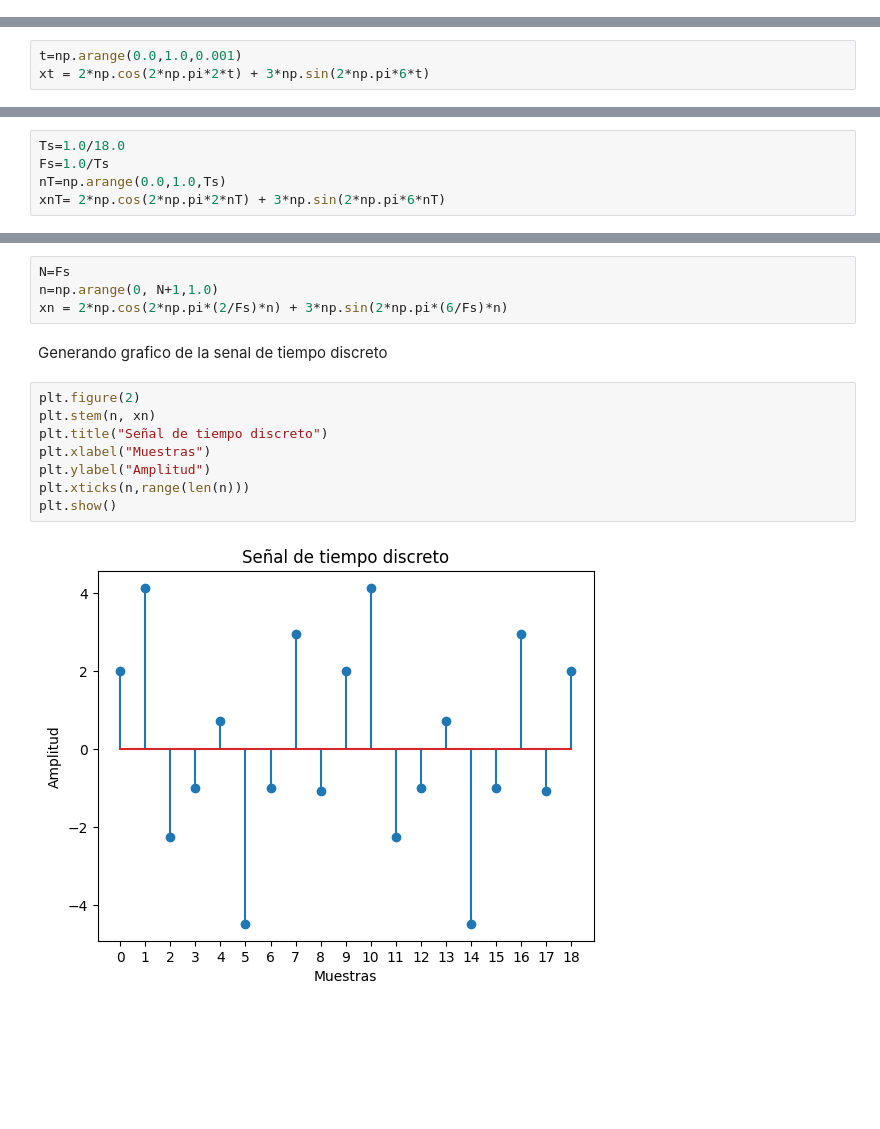
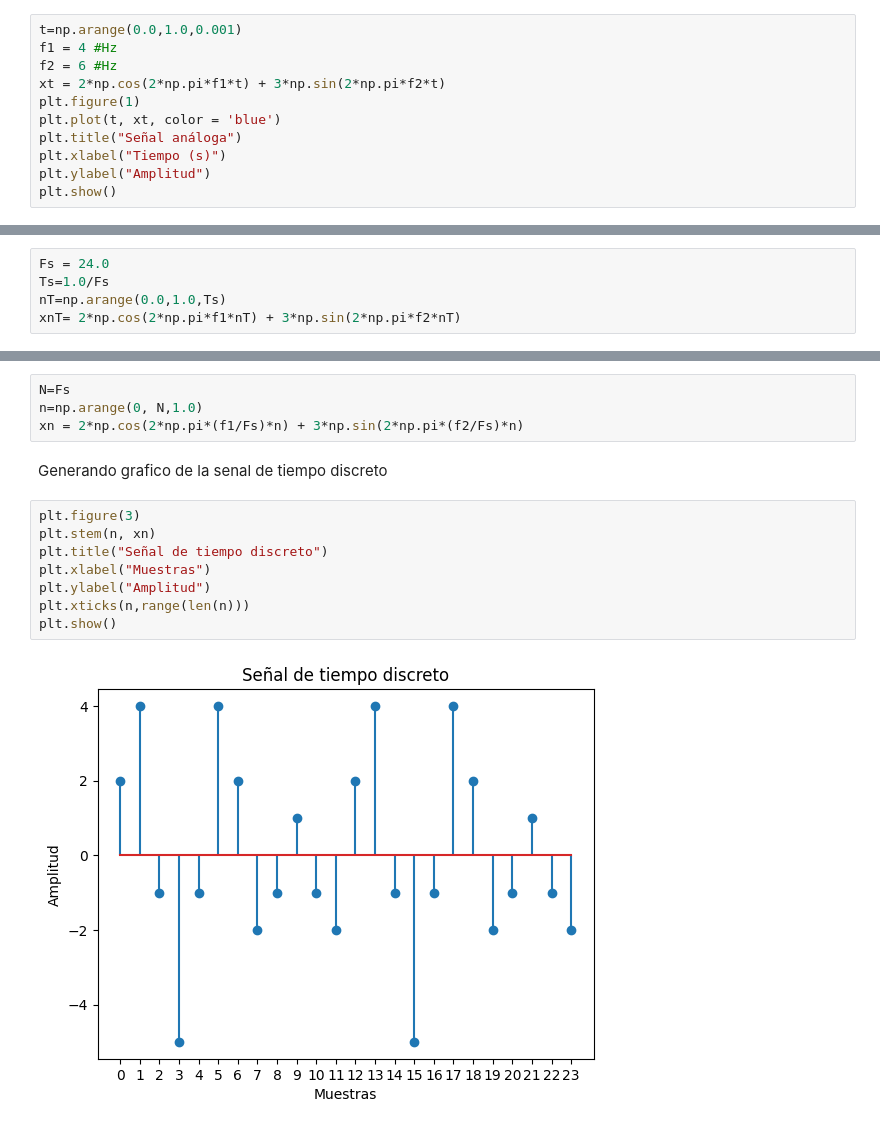
Before and after one commit to nelsonfvt/CyM_PDS, a Jupyter notebook: Teoría/1.Digitalizacion de señales/Ejemplo1.ipynb, the cells around one changed output, grey strips where cells are left out. Cells and saved outputs as stored; diff of their text form; blank space fills up the shorter version.

```diff
--- a/Teoría/1.Digitalizacion de señales/Ejemplo1.ipynb
+++ b/Teoría/1.Digitalizacion de señales/Ejemplo1.ipynb
@@ -10,2 +10,13 @@ Se tienen dos componentes:
 
 6 Hz
+# %%
+t=np.arange(0.0,1.0,0.001)
+f1 = 4 #Hz
+f2 = 6 #Hz
+xt = 2*np.cos(2*np.pi*f1*t) + 3*np.sin(2*np.pi*f2*t)
+plt.figure(1)
+plt.plot(t, xt, color = 'blue')
+plt.title("Señal análoga")
+plt.xlabel("Tiempo (s)")
+plt.ylabel("Amplitud")
+plt.show()
@@ -12,3 +29,5 @@ Se tienen dos componentes:
 # %%
-t=np.arange(0.0,1.0,0.001)
-xt = 2*np.cos(2*np.pi*2*t) + 3*np.sin(2*np.pi*6*t)
+Fs = 24.0
+Ts=1.0/Fs
+nT=np.arange(0.0,1.0,Ts)
+xnT= 2*np.cos(2*np.pi*f1*nT) + 3*np.sin(2*np.pi*f2*nT)
@@ -19,8 +34,3 @@ Se define una frecuencia de muestreo de 18 muestras/segundo
-# %%
-Ts=1.0/18.0
-Fs=1.0/Ts
-nT=np.arange(0.0,1.0,Ts)
-xnT= 2*np.cos(2*np.pi*2*nT) + 3*np.sin(2*np.pi*6*nT)
 # %% [markdown]
 Mostrando grafica de senal continua y de los instantes de muestreo
 # %%
@@ -39,17 +49,17 @@ Se genera la senal de tiempo discreto correspondiente:
 Observe que no depende del tiempo pero si de las muestras
 # %%
 N=Fs
-n=np.arange(0, N+1,1.0)
-xn = 2*np.cos(2*np.pi*(2/Fs)*n) + 3*np.sin(2*np.pi*(6/Fs)*n)
+n=np.arange(0, N,1.0)
+xn = 2*np.cos(2*np.pi*(f1/Fs)*n) + 3*np.sin(2*np.pi*(f2/Fs)*n)
 # %% [markdown]
 Generando grafico de la senal de tiempo discreto
 # %%
-plt.figure(2)
+plt.figure(3)
 plt.stem(n, xn)
 plt.title("Señal de tiempo discreto")
 plt.xlabel("Muestras")
 plt.ylabel("Amplitud")
 plt.xticks(n,range(len(n)))
 plt.show()
 # %% [output]
-[figure, old version]
+[figure, new version]
```
Also changed, not shown: parts of 5 cells of this notebook, 4 other files.
